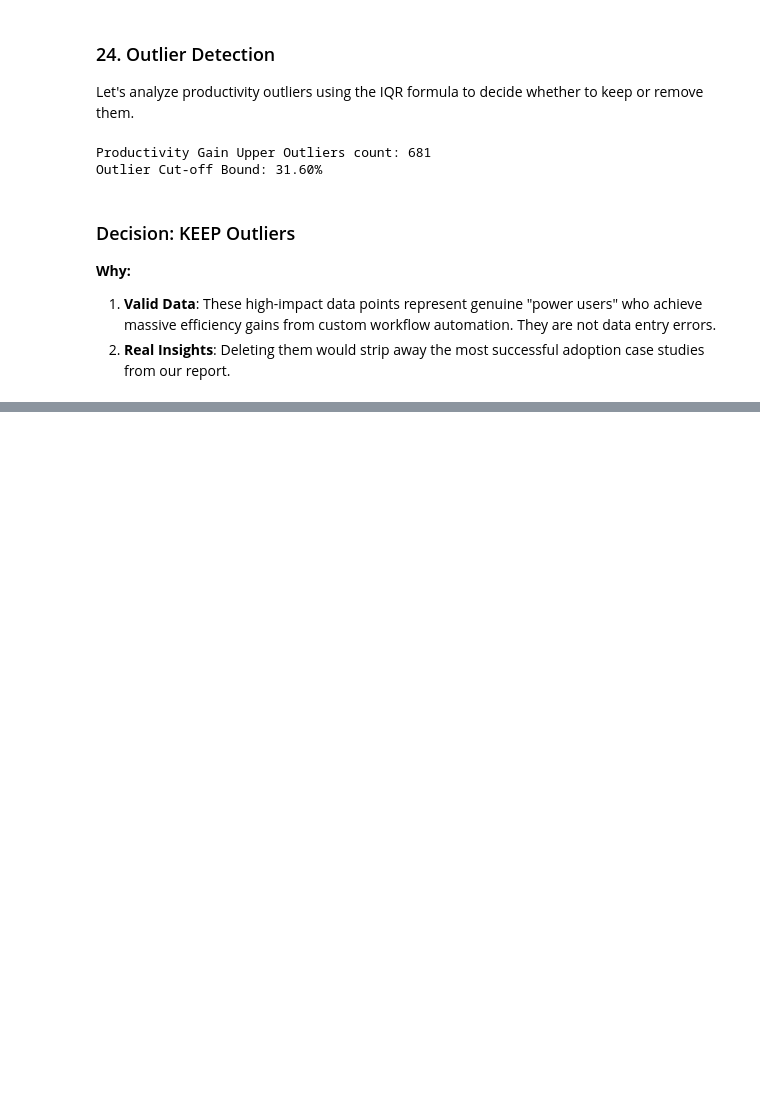
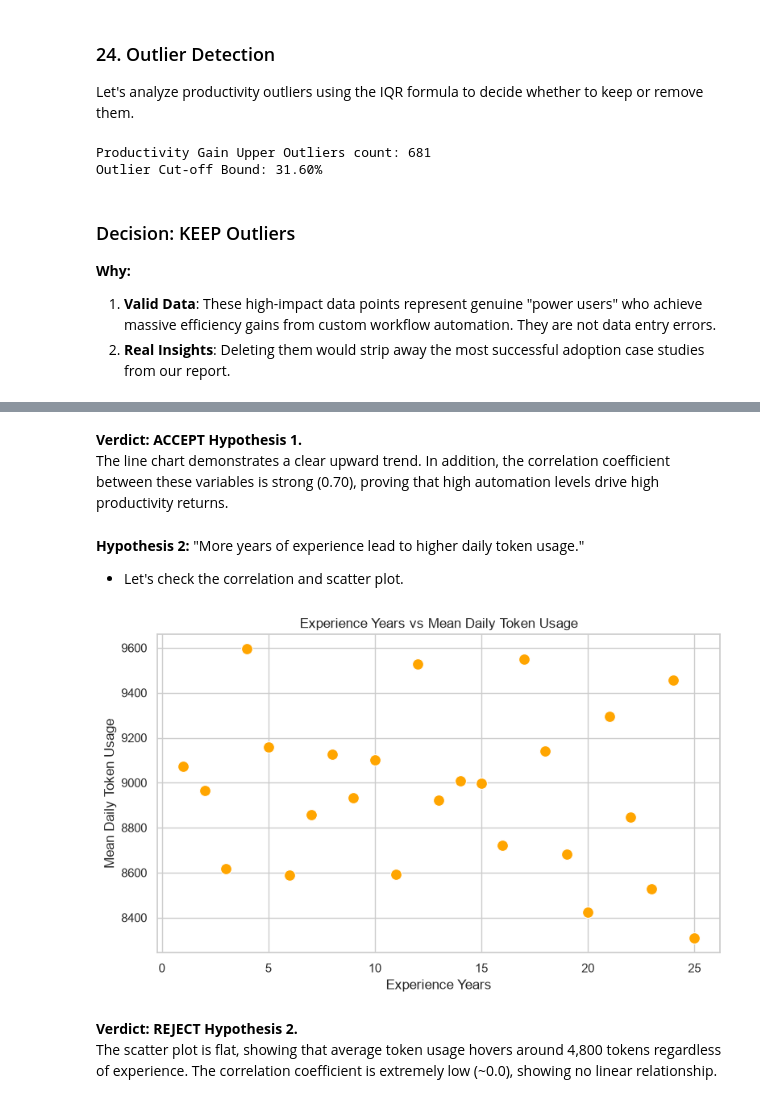
Before and after one commit to vaibhav1874/CodeAlpha_Exploratory-Data-Analysis-EDA-, a Jupyter notebook: CodeAlpha_EDA.ipynb, the cells around one changed output, grey strips where cells are left out. Cells and saved outputs as stored; diff of their text form; code cells hidden in the pictures; blank space fills up the shorter version.

```diff
--- a/CodeAlpha_EDA.ipynb
+++ b/CodeAlpha_EDA.ipynb
@@ -511,0 +549,21 @@ Outlier Cut-off Bound: 31.60%
+# %% [markdown]
+**Verdict: ACCEPT Hypothesis 1.**
+The line chart demonstrates a clear upward trend. In addition, the correlation coefficient between these variables is strong (0.70), proving that high automation levels drive high productivity returns.
+# %% [markdown]
+**Hypothesis 2:** "More years of experience lead to higher daily token usage."
+- Let's check the correlation and scatter plot.
+# %%
+# Group by Experience and check mean Daily Token Usage
+exp_group = df.groupby('Experience_Years')['Daily_Token_Usage'].mean().reset_index()
+plt.figure(figsize=(8, 5))
+sns.scatterplot(data=exp_group, x='Experience_Years', y='Daily_Token_Usage', color='orange', s=100)
+plt.title('Experience Years vs Mean Daily Token Usage')
+plt.xlabel('Experience Years')
+plt.ylabel('Mean Daily Token Usage')
+plt.tight_layout()
+plt.show()
+# %% [output]
+[figure, added]
+# %% [markdown]
+**Verdict: REJECT Hypothesis 2.**
+The scatter plot is flat, showing that average token usage hovers around 4,800 tokens regardless of experience. The correlation coefficient is extremely low (~0.0), showing no linear relationship.
```
Also changed, not shown: parts of 6 cells of this notebook.
